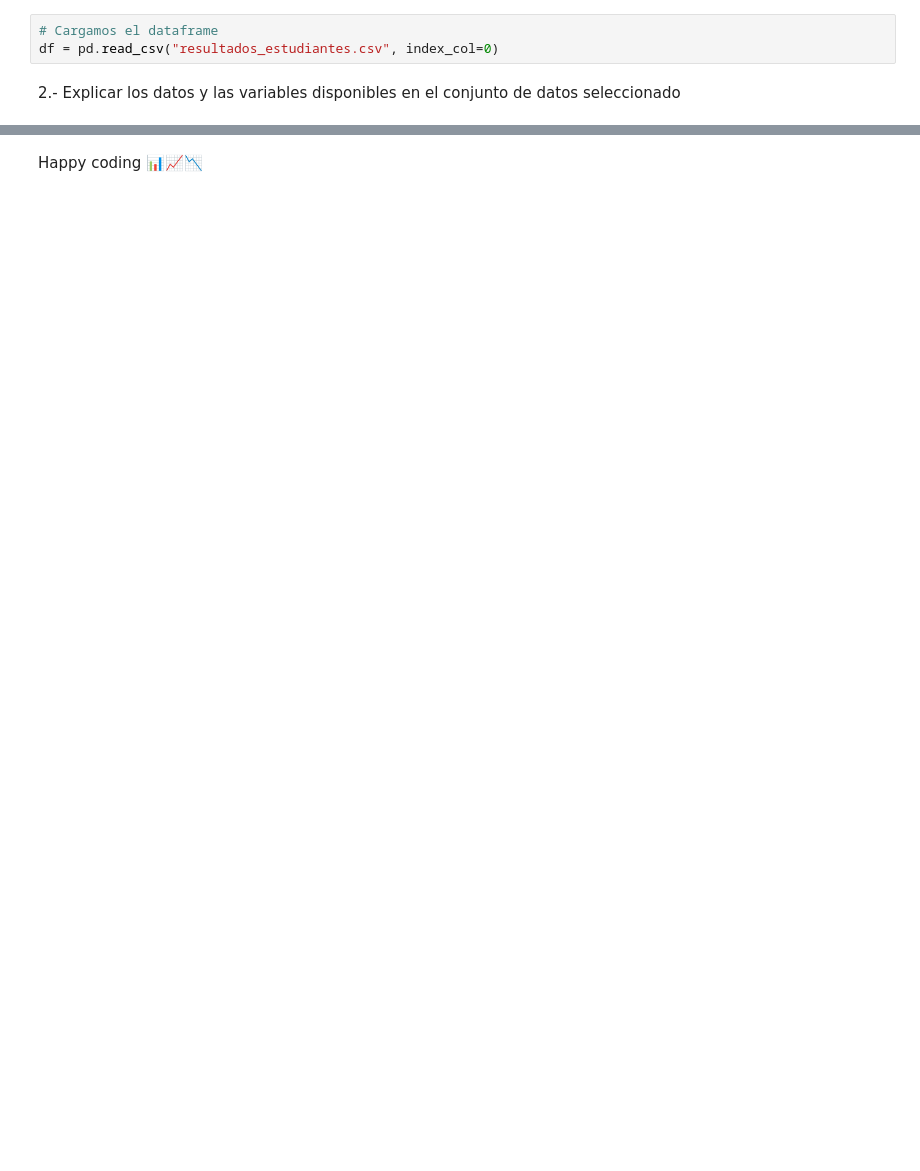
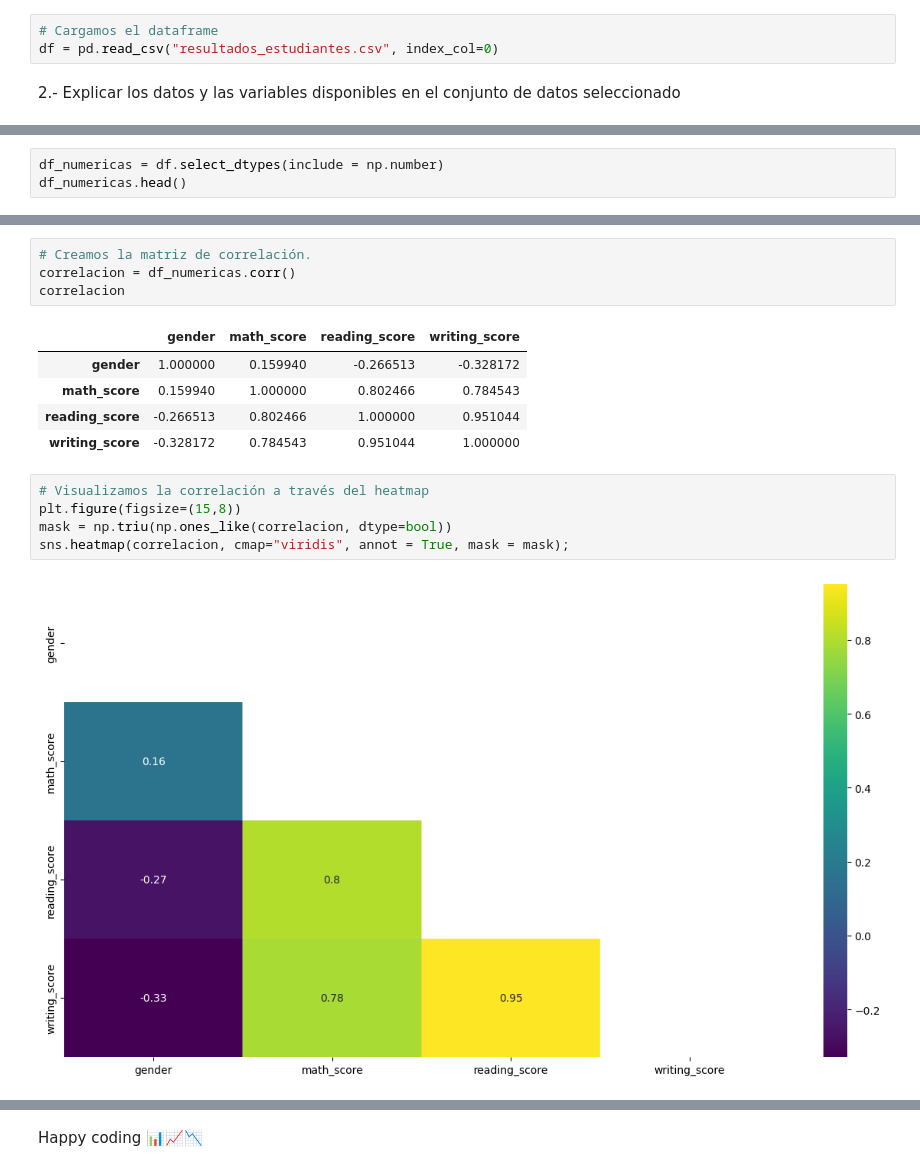
Before and after one commit to Adalab/DA-promo-c-modulo-3-sprint-1-Sila-Silvia, a Jupyter notebook: Regresión Logística/Leccion-13-Regresion-Logistica-EDA/Leccion-13-Regresion-Logistica-EDA.ipynb, the cells around one changed output, grey strips where cells are left out. Drawn from its saved outputs; the diff is of its cells as text; blank space fills up the shorter version.

```diff
--- a/Regresión Logística/Leccion-13-Regresion-Logistica-EDA/Leccion-13-Regresion-Logistica-EDA.ipynb
+++ b/Regresión Logística/Leccion-13-Regresion-Logistica-EDA/Leccion-13-Regresion-Logistica-EDA.ipynb
@@ -36,0 +410,3 @@ df = pd.read_csv("resultados_estudiantes.csv", index_col=0)
+# %%
+df_numericas = df.select_dtypes(include = np.number)
+df_numericas.head()
@@ -36,0 +420,17 @@ df = pd.read_csv("resultados_estudiantes.csv", index_col=0)
+# %%
+# Creamos la matriz de correlación.
+correlacion = df_numericas.corr()
+correlacion
+# %% [output]
+|  | gender | math_score | reading_score | writing_score |
+| gender | 1.000000 | 0.159940 | -0.266513 | -0.328172 |
+| math_score | 0.159940 | 1.000000 | 0.802466 | 0.784543 |
+| reading_score | -0.266513 | 0.802466 | 1.000000 | 0.951044 |
+| writing_score | -0.328172 | 0.784543 | 0.951044 | 1.000000 |
+# %%
+# Visualizamos la correlación a través del heatmap
+plt.figure(figsize=(15,8))
+mask = np.triu(np.ones_like(correlacion, dtype=bool))
+sns.heatmap(correlacion, cmap="viridis", annot = True, mask = mask);
+# %% [output]
+[figure, added]
```
Also changed, not shown: parts of 55 cells of this notebook, 5 other files.
